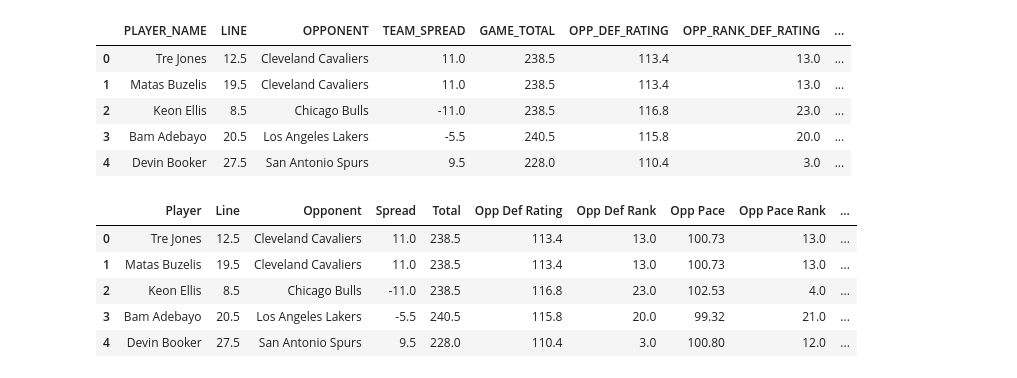
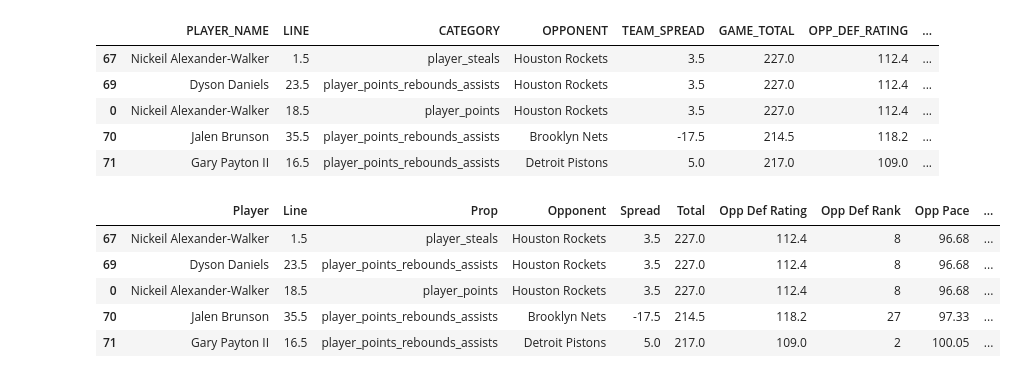
Before and after one commit to spon7ge/NBA-Prop-Predictor, a Jupyter notebook: src/points_model/prizepicks.ipynb, the cells around one changed output. Drawn from its saved outputs; the diff is of its cells as text; code cells hidden in the pictures.

```diff
--- a/src/points_model/prizepicks.ipynb
+++ b/src/points_model/prizepicks.ipynb
@@ -147,7 +160,7 @@ game_odds_df = pd.DataFrame(game_rows)
 
 # ── Filter to players with Underdog lines ──────────────────────────────────
 updated_names = []
-for name in lines_dfs[(lines_dfs['BOOKMAKER'] == 'Underdog') & (lines_dfs['CATEGORY'] == 'player_points')]['NAME'].unique():
+for name in lines_dfs[(lines_dfs['BOOKMAKER'] == 'PrizePicks') & (lines_dfs['CATEGORY'] == 'player_points')]['NAME'].unique():
     updated_names.append(nameDict.get(name, name))
 
 df = df[df['PLAYER_NAME'].isin(updated_names)].copy()
@@ -284,5 +297,5 @@ tier1 = output[output['BET_FLAG']]
 
 print(f"Total players: {len(output)}")
 print(f"Tier 1 bets:   {len(tier1)}\n")
-output.head(2)
+output.head(10)
 # %% [output]
@@ -309,66 +651,67 @@ opp_stats = (
         'PACE': 'OPP_PACE',
         'PACE_RANK' : 'OPP_PACE_RANK'}))
 
-final = output.merge(opp_stats, on='OPPONENT', how='left')
+final = output_all.merge(opp_stats, on='OPPONENT', how='left')
 final = final[[
-    'PLAYER_NAME', 'LINE', 'OPPONENT',
+    'PLAYER_NAME', 'LINE','CATEGORY','OPPONENT',
     'TEAM_SPREAD', 'GAME_TOTAL', 'OPP_DEF_RATING',	'OPP_RANK_DEF_RATING',	'OPP_PACE',	'OPP_PACE_RANK',
     'ODDS_OVER', 'ODDS_UNDER',
     'IMP_PROB_OVER', 'IMP_PROB_UNDER',
-    'AVG_PTS_L5', 'MED_PTS_L5', 'STD_PTS_L5','EDGE', 'MED_EDGE', 'Z_SCORE',
+    'AVG_STAT_L5', 'MED_STAT_L5', 'STD_STAT_L5','EDGE', 'MED_EDGE', 'Z_SCORE',
     'PROB_OVER', 'PROB_UNDER', 'EV_OVER', 'EV_UNDER',
     'OVER_RATE_L5', 'OVER_RATE_L10', 'OVER_RATE_L15', 'OVER_RATE_SEASON',
     'AVG_MIN_L5', 'STD_MIN_L5','MIN_CONSISTENCY', 'IS_UNDERDOG']].sort_values('EV_OVER', ascending=False)
 final.head()
 # %% [output]
-|  | PLAYER_NAME | LINE | OPPONENT | TEAM_SPREAD | GAME_TOTAL | OPP_DEF_RATING | OPP_RANK_DEF_RATING | ... |
-| 0 | Tre Jones | 12.5 | Cleveland Cavaliers | 11.0 | 238.5 | 113.4 | 13.0 | ... |
-| 1 | Matas Buzelis | 19.5 | Cleveland Cavaliers | 11.0 | 238.5 | 113.4 | 13.0 | ... |
-| 2 | Keon Ellis | 8.5 | Chicago Bulls | -11.0 | 238.5 | 116.8 | 23.0 | ... |
-| 3 | Bam Adebayo | 20.5 | Los Angeles Lakers | -5.5 | 240.5 | 115.8 | 20.0 | ... |
-| 4 | Devin Booker | 27.5 | San Antonio Spurs | 9.5 | 228.0 | 110.4 | 3.0 | ... |
+|  | PLAYER_NAME | LINE | CATEGORY | OPPONENT | TEAM_SPREAD | GAME_TOTAL | OPP_DEF_RATING | ... |
+| 67 | Nickeil Alexander-Walker | 1.5 | player_steals | Houston Rockets | 3.5 | 227.0 | 112.4 | ... |
+| 69 | Dyson Daniels | 23.5 | player_points_rebounds_assists | Houston Rockets | 3.5 | 227.0 | 112.4 | ... |
+| 0 | Nickeil Alexander-Walker | 18.5 | player_points | Houston Rockets | 3.5 | 227.0 | 112.4 | ... |
+| 70 | Jalen Brunson | 35.5 | player_points_rebounds_assists | Brooklyn Nets | -17.5 | 214.5 | 118.2 | ... |
+| 71 | Gary Payton II | 16.5 | player_points_rebounds_assists | Detroit Pistons | 5.0 | 217.0 | 109.0 | ... |
 # %%
 rename_map = {
     'PLAYER_NAME': 'Player',
+    'CATEGORY': 'Prop',
     'LINE': 'Line',
     'OPPONENT': 'Opponent',
     'TEAM_SPREAD': 'Spread',
     'GAME_TOTAL': 'Total',
     'OPP_DEF_RATING': 'Opp Def Rating',
     'OPP_RANK_DEF_RATING': 'Opp Def Rank',
     'OPP_PACE': 'Opp Pace',
     'OPP_PACE_RANK': 'Opp Pace Rank',
     'ODDS_OVER': 'Odds Over',
     'ODDS_UNDER': 'Odds Under',
     'IMP_PROB_OVER': 'Implied Over',
     'IMP_PROB_UNDER': 'Implied Under',
-    'AVG_PTS_L5': 'Avg Pts L5',
-    'MED_PTS_L5': 'Med Pts L5',
-    'STD_PTS_L5': 'Std Pts L5',
+    'AVG_STAT_L5': 'Avg Stat L5',
+    'MED_STAT_L5': 'Med Stat L5',
+    'STD_STAT_L5': 'Std Stat L5',
     'EDGE': 'Edge',
     'MED_EDGE': 'Med Edge',
     'Z_SCORE': 'Z Score',
     'PROB_OVER': 'Prob Over',
     'PROB_UNDER': 'Prob Under',
     'EV_OVER': 'EV Over',
     'EV_UNDER': 'EV Under',
     'OVER_RATE_L5': 'OVER L5',
     'OVER_RATE_L10': 'OVER L10',
     'OVER_RATE_L15': 'OVER L15',
     'OVER_RATE_SEASON': 'ALL SEASON',
     'AVG_MIN_L5': 'Avg Min L5',
     'STD_MIN_L5': 'Std Min L5',
     'MIN_CONSISTENCY': 'Min Consistency',
     'IS_UNDERDOG': 'Underdog'
 }
 
 df = final.rename(columns=rename_map)
 df.head()
 # %% [output]
-|  | Player | Line | Opponent | Spread | Total | Opp Def Rating | Opp Def Rank | Opp Pace | Opp Pace Rank | ... |
-| 0 | Tre Jones | 12.5 | Cleveland Cavaliers | 11.0 | 238.5 | 113.4 | 13.0 | 100.73 | 13.0 | ... |
-| 1 | Matas Buzelis | 19.5 | Cleveland Cavaliers | 11.0 | 238.5 | 113.4 | 13.0 | 100.73 | 13.0 | ... |
-| 2 | Keon Ellis | 8.5 | Chicago Bulls | -11.0 | 238.5 | 116.8 | 23.0 | 102.53 | 4.0 | ... |
-| 3 | Bam Adebayo | 20.5 | Los Angeles Lakers | -5.5 | 240.5 | 115.8 | 20.0 | 99.32 | 21.0 | ... |
-| 4 | Devin Booker | 27.5 | San Antonio Spurs | 9.5 | 228.0 | 110.4 | 3.0 | 100.80 | 12.0 | ... |
+|  | Player | Line | Prop | Opponent | Spread | Total | Opp Def Rating | Opp Def Rank | Opp Pace | ... |
+| 67 | Nickeil Alexander-Walker | 1.5 | player_steals | Houston Rockets | 3.5 | 227.0 | 112.4 | 8 | 96.68 | ... |
+| 69 | Dyson Daniels | 23.5 | player_points_rebounds_assists | Houston Rockets | 3.5 | 227.0 | 112.4 | 8 | 96.68 | ... |
+| 0 | Nickeil Alexander-Walker | 18.5 | player_points | Houston Rockets | 3.5 | 227.0 | 112.4 | 8 | 96.68 | ... |
+| 70 | Jalen Brunson | 35.5 | player_points_rebounds_assists | Brooklyn Nets | -17.5 | 214.5 | 118.2 | 27 | 97.33 | ... |
+| 71 | Gary Payton II | 16.5 | player_points_rebounds_assists | Detroit Pistons | 5.0 | 217.0 | 109.0 | 2 | 100.05 | ... |
 # %%
```
Also changed, not shown: parts of 7 cells of this notebook, 13 other files.
